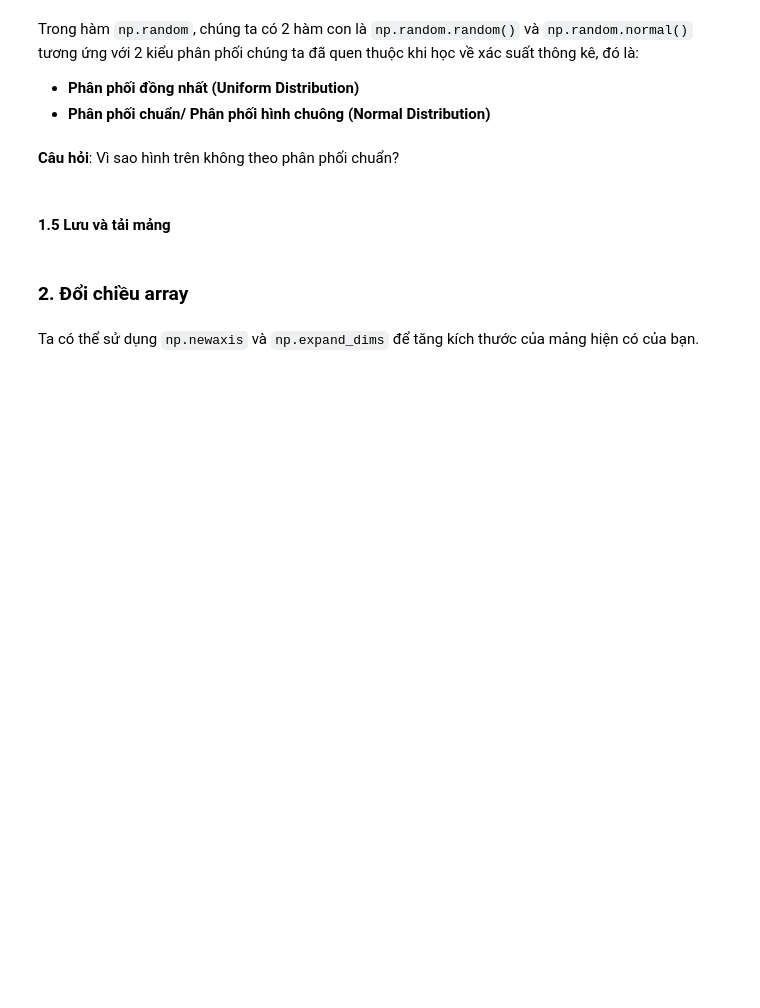
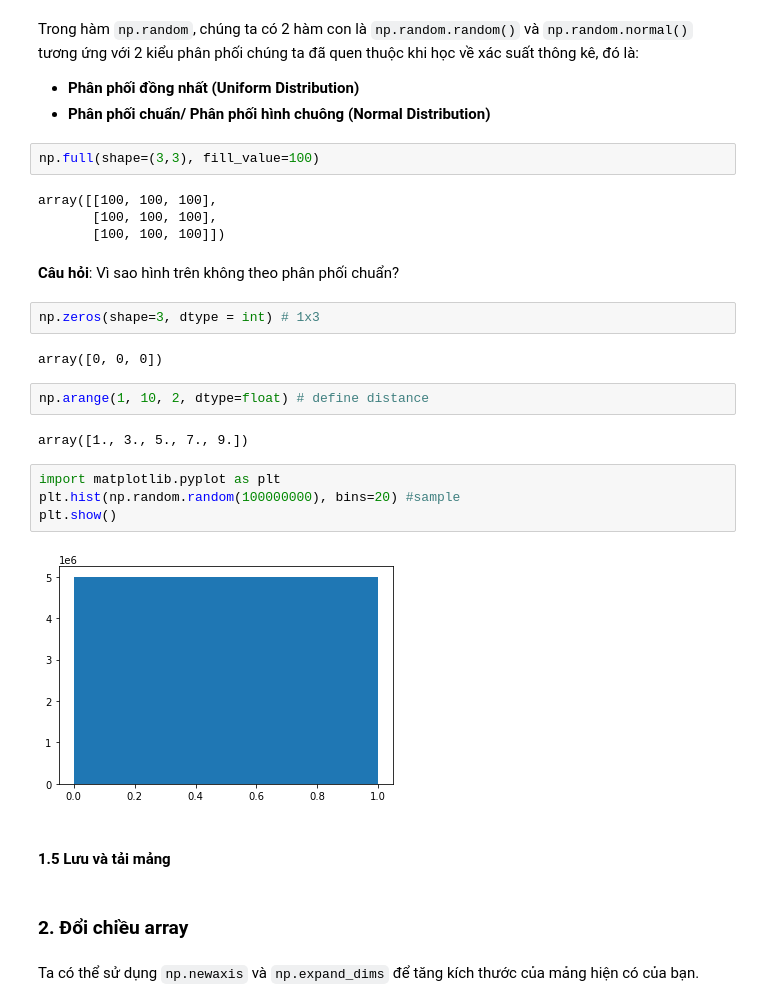
Before and after one commit to honghanhh/mci_python_33a8_l1, a Jupyter notebook: Live Slides/Live Lecture 4/Sinh_Live_Lecture_04.ipynb, the cells around one changed output. Saved outputs shown, nothing was run; the diff lists cells and outputs as text; blank space fills up the shorter version.

```diff
--- a/Live Slides/Live Lecture 4/Sinh_Live_Lecture_04.ipynb
+++ b/Live Slides/Live Lecture 4/Sinh_Live_Lecture_04.ipynb
@@ -113,8 +119,28 @@ Trong hàm `np.random`, chúng ta có 2 hàm con là `np.random.random()` và `n
 
 - **Phân phối đồng nhất (Uniform Distribution)**
 - **Phân phối chuẩn/ Phân phối hình chuông (Normal Distribution)**
+# %%
+np.full(shape=(3,3), fill_value=100)
+# %% [output]
+array([[100, 100, 100],
+       [100, 100, 100],
+       [100, 100, 100]])
 # %% [markdown]
 **Câu hỏi**: Vì sao hình trên không theo phân phối chuẩn?
+# %%
+np.zeros(shape=3, dtype = int) # 1x3
+# %% [output]
+array([0, 0, 0])
+# %%
+np.arange(1, 10, 2, dtype=float) # define distance
+# %% [output]
+array([1., 3., 5., 7., 9.])
+# %%
+import matplotlib.pyplot as plt
+plt.hist(np.random.random(100000000), bins=20) #sample
+plt.show()
+# %% [output]
+[figure, added]
 # %% [markdown]
 #### 1.5 Lưu và tải mảng
 # %% [markdown]
```
Also changed, not shown: parts of 5 cells of this notebook.
